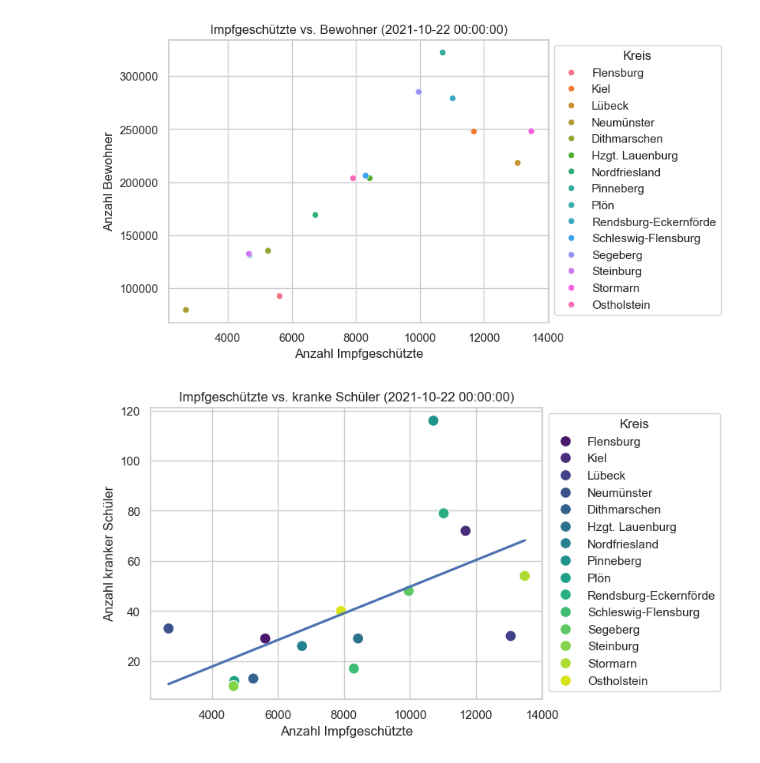
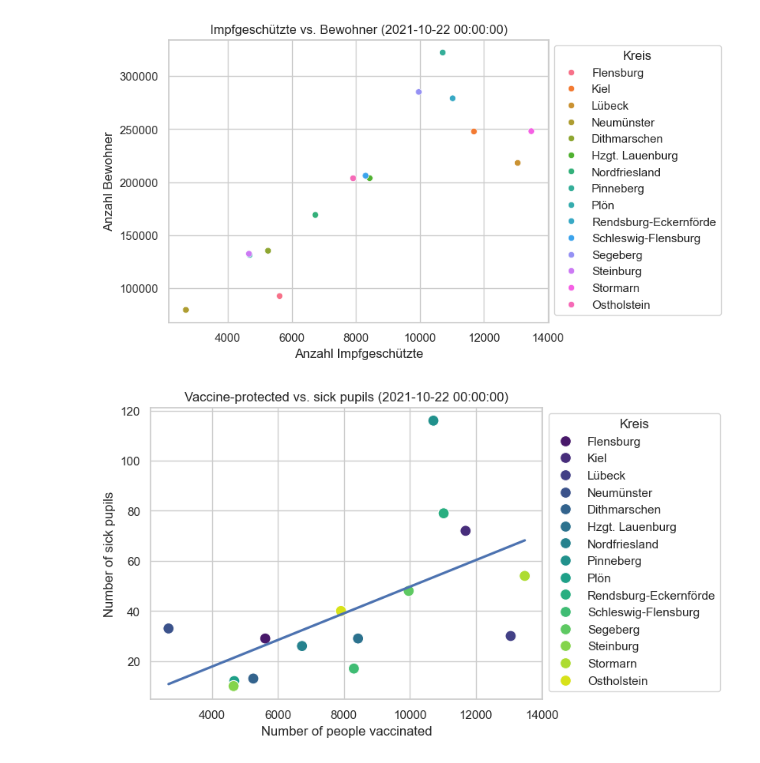
Before and after one commit to JanBaumgart/Jan_MADE, a Jupyter notebook: project/data_exploration.ipynb, the cells around one changed output. Cells and saved outputs as stored; diff of their text form; code cells hidden in the pictures.

```diff
--- a/project/data_exploration.ipynb
+++ b/project/data_exploration.ipynb
@@ -582,31 +582,31 @@ plt.show()
 # %%
 import seaborn as sns
 import matplotlib.pyplot as plt
 
 # Annahme: merged_df6_5_1 ist dein DataFrame
 # Beispielcode, bitte an deine Daten anpassen
 
 # Finde den Index der Zeile in der Mitte
 middle_index = len(merged_df6_5_1) // 2
 middle_date = merged_df6_5_1.index[middle_index]
 data_at_middle_date = merged_df6_5_1.loc[middle_date]
 
 # Wähle eine andere Farbpalette (z.B., Set3)
 color_palette = sns.color_palette("viridis", n_colors=len(data_at_middle_date['Kreis'].unique()))
 
 # Erstelle einen Scatter Plot mit 'Impfgeschützte' und 'Kranke Schüler' und einfärbe nach 'Kreis'
 sns.scatterplot(x='Impfgeschützte', y='Kranke Schüler', hue='Kreis', data=data_at_middle_date, palette=color_palette, s=100)
 
 # Füge eine Regressionslinie hinzu
 sns.regplot(x='Impfgeschützte', y='Kranke Schüler', data=data_at_middle_date, scatter=False, ci=None)
 
 # Füge Labels und Titel hinzu
-plt.xlabel('Anzahl Impfgeschützte')
-plt.ylabel('Anzahl kranker Schüler')
-plt.title(f'Impfgeschützte vs. kranke Schüler ({middle_date})')
+plt.xlabel('Number of people vaccinated')
+plt.ylabel('Number of sick pupils')
+plt.title(f'Vaccine-protected vs. sick pupils ({middle_date})')
 
 # Zeige den Plot an
 plt.legend(title='Kreis', bbox_to_anchor=(1, 1))
 plt.show()
 # %% [output]
-[figure, old version]
+[figure, new version]
```
Also changed, not shown: parts of 1 cell of this notebook, 1 other file.
